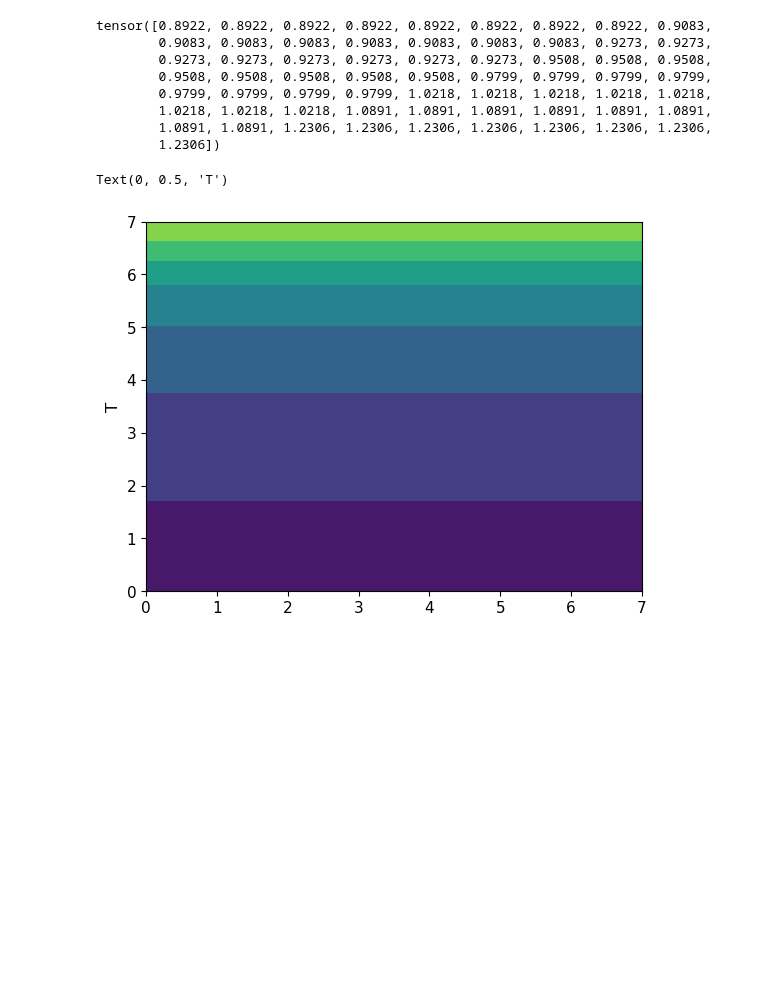
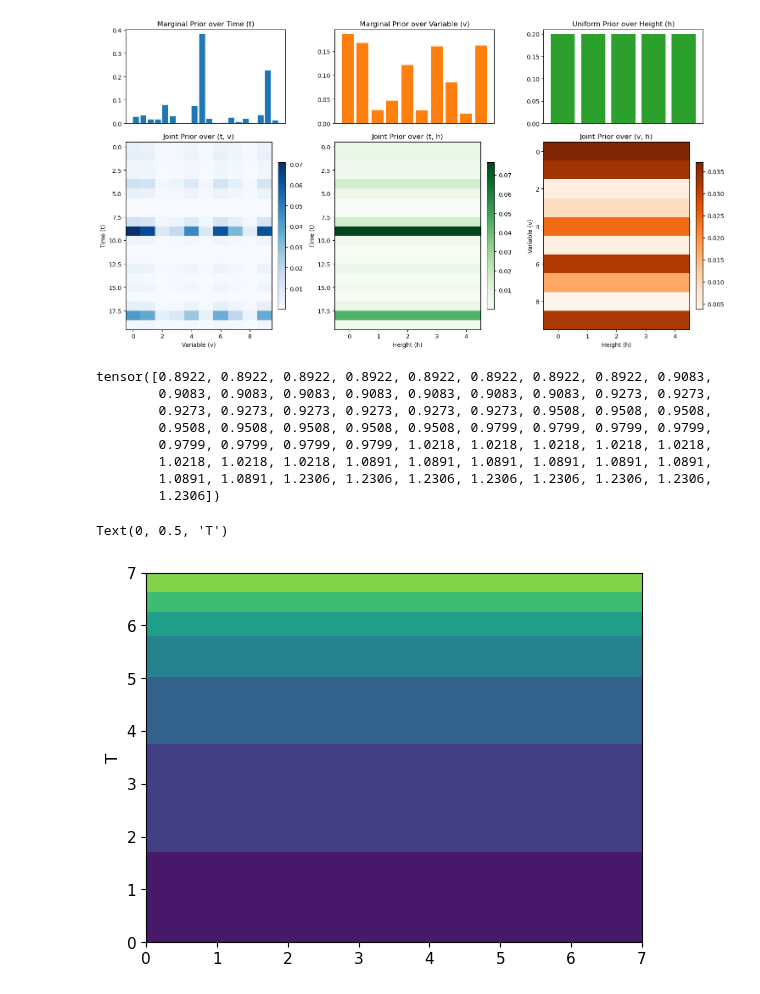
Before and after one commit to jthuemmel/thesis, a Jupyter notebook: modeldev.ipynb, the cells around one changed output. Drawn from its saved outputs; the diff is of its cells as text; code cells hidden in the pictures; blank space fills up the shorter version.

```diff
--- a/modeldev.ipynb
+++ b/modeldev.ipynb
@@ -155,3 +220,61 @@ Sampled mask shape: torch.Size([2048, 512])
+# %%
+import numpy as np
+import matplotlib.pyplot as plt
+
+# Example token sizes
+T, V, H = 20, 10, 5
+
+# Sampled priors (Dirichlet-like) for t and v
+np.random.seed(0)
+p_t = np.random.dirichlet(alpha=np.ones(T)*0.5)
+p_v = np.random.dirichlet(alpha=np.ones(V)*0.8)
+u_h = np.ones(H) / H  # uniform prior for h
+
+# Compute pairwise joint priors (outer products)
+joint_tv = np.outer(p_t, p_v)      # shape (T, V)
+joint_th = np.outer(p_t, u_h)      # shape (T, H)
+joint_vh = np.outer(p_v, u_h)      # shape (V, H)
+
+fig, axes = plt.subplots(2, 3, figsize=(15, 8),
+                         gridspec_kw={'height_ratios': [1, 2]})
+
+# --- Row 0: Marginals ---
+axes[0, 0].bar(np.arange(T), p_t, color='C0')
+axes[0, 0].set_title('Marginal Prior over Time (t)')
+axes[0, 0].set_xticks([])
+
+axes[0, 1].bar(np.arange(V), p_v, color='C1')
+axes[0, 1].set_title('Marginal Prior over Variable (v)')
+axes[0, 1].set_xticks([])
+
+axes[0, 2].bar(np.arange(H), u_h, color='C2')
+axes[0, 2].set_title('Uniform Prior over Height (h)')
+axes[0, 2].set_xticks([])
+
+# --- Row 1: Joint priors ---
+
+im1 = axes[1, 0].imshow(joint_tv, cmap='Blues', aspect='auto')
+axes[1, 0].set_title('Joint Prior over (t, v)')
+axes[1, 0].set_ylabel('Time (t)')
+axes[1, 0].set_xlabel('Variable (v)')
+fig.colorbar(im1, ax=axes[1, 0], fraction=0.046, pad=0.04)
+
+im2 = axes[1, 1].imshow(joint_th, cmap='Greens', aspect='auto')
+axes[1, 1].set_title('Joint Prior over (t, h)')
+axes[1, 1].set_ylabel('Time (t)')
+axes[1, 1].set_xlabel('Height (h)')
+fig.colorbar(im2, ax=axes[1, 1], fraction=0.046, pad=0.04)
+
+im3 = axes[1, 2].imshow(joint_vh, cmap='Oranges', aspect='auto')
+axes[1, 2].set_title('Joint Prior over (v, h)')
+axes[1, 2].set_ylabel('Variable (v)')
+axes[1, 2].set_xlabel('Height (h)')
+fig.colorbar(im3, ax=axes[1, 2], fraction=0.046, pad=0.04)
+
+plt.tight_layout()
+plt.show()
+# %% [output]
+[figure, added]
 # %%
 T, V = 8, 8
 B = 1000
```
Also changed, not shown: parts of 7 cells of this notebook, 1 other file.
